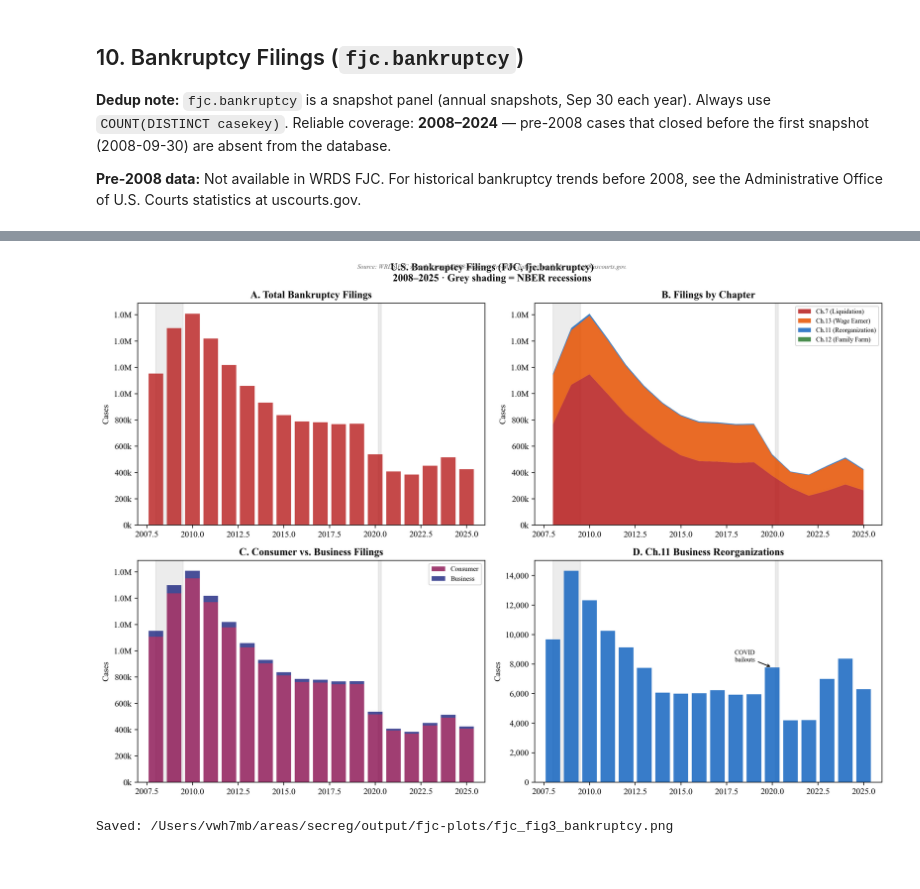
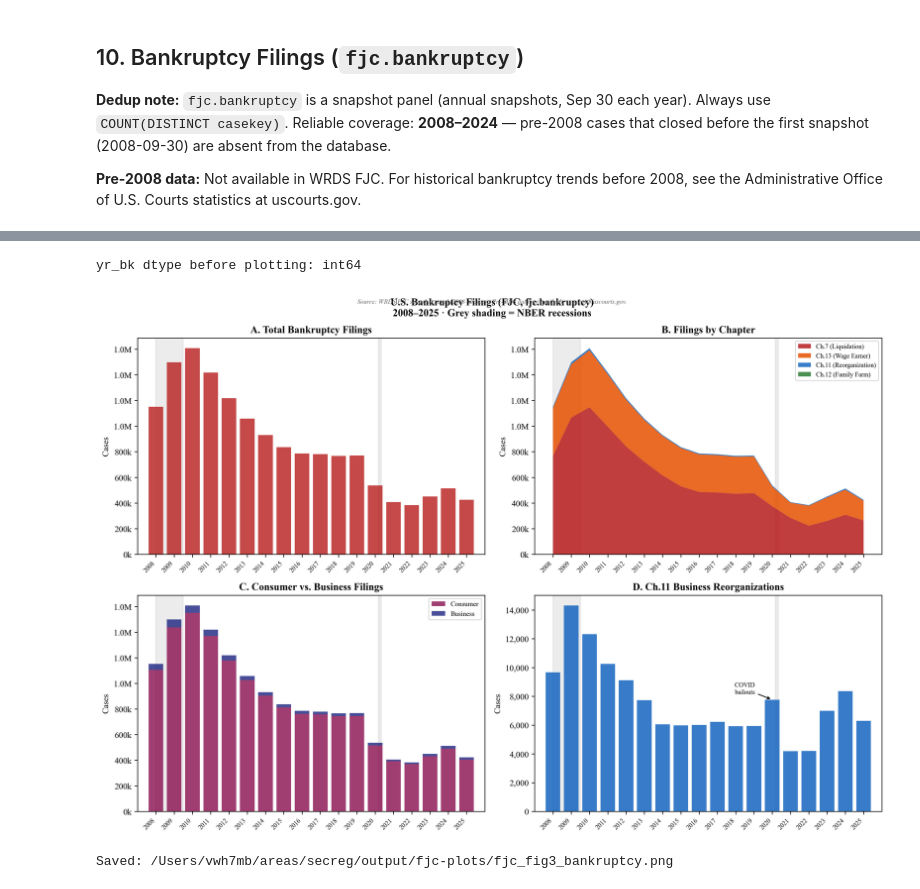
Before and after one commit to edwinhu/claude-plugins, a Jupyter notebook: skills/wrds/examples/fjc_eda.ipynb, the cells around one changed output, grey strips where cells are left out. Saved outputs shown, nothing was run; the diff lists cells and outputs as text; code cells hidden in the pictures.

```diff
--- a/skills/wrds/examples/fjc_eda.ipynb
+++ b/skills/wrds/examples/fjc_eda.ipynb
@@ -527,7 +527,10 @@ with warnings.catch_warnings():
         ORDER BY yr, chapter
     """, conn_bk)
 conn_bk.close()
+
+# psycopg2 returns EXTRACT(YEAR)::int as float64 — cast explicitly
 df_bk['yr'] = df_bk['yr'].astype(int)
+print(f'yr dtype: {df_bk["yr"].dtype}')  # must be int64
 
 # Chapter labels
 CH_MAP = {'7': 'Ch.7 (Liquidation)', '11': 'Ch.11 (Reorganization)',
@@ -537,11 +540,17 @@ ND_MAP = {'b': 'Business', 'c': 'Consumer', 'o': 'Other'}
 df_bk['ch_label'] = df_bk['chapter'].map(CH_MAP).fillna('Other')
 df_bk['nd_label'] = df_bk['nature_debt'].map(ND_MAP).fillna('Unknown/None')
 
-bk_total  = df_bk.groupby('yr')['n_cases'].sum()
-bk_by_ch  = df_bk.groupby(['yr', 'ch_label'])['n_cases'].sum().unstack(fill_value=0)
-bk_by_nd  = df_bk.groupby(['yr', 'nd_label'])['n_cases'].sum().unstack(fill_value=0)
+bk_total = df_bk.groupby('yr')['n_cases'].sum()
+bk_by_ch = df_bk.groupby(['yr', 'ch_label'])['n_cases'].sum().unstack(fill_value=0)
+bk_by_nd = df_bk.groupby(['yr', 'nd_label'])['n_cases'].sum().unstack(fill_value=0)
 
-print("Annual bankruptcy filings (DISTINCT casekey, 2008–2024):")
+# Cast groupby index to int (groupby can reintroduce float index)
+bk_total.index  = bk_total.index.astype(int)
+bk_by_ch.index  = bk_by_ch.index.astype(int)
+bk_by_nd.index  = bk_by_nd.index.astype(int)
+print(f'bk_total index dtype: {bk_total.index.dtype}')  # must be int64
+
+print("Annual bankruptcy filings (DISTINCT casekey):")
 display(bk_by_ch.assign(Total=bk_total))
 print()
 print("Business vs. Consumer:")
@@ -587,14 +598,21 @@ Business vs. Consumer:
 | 2025 | 17720 | 405663 | 916 | 116 | 424415 |
 # %%
 fig, axes = plt.subplots(2, 2, figsize=(13, 9))
-fig.suptitle(f'U.S. Bankruptcy Filings (FJC, fjc.bankruptcy)\n{bk_total.index.min()}–{bk_total.index.max()} · Grey shading = NBER recessions',
+fig.suptitle(f'U.S. Bankruptcy Filings (FJC, fjc.bankruptcy)\n{bk_total.index.min()}\u2013{bk_total.index.max()} · Grey shading = NBER recessions',
              fontsize=12, fontweight='bold')
-fig.text(0.5, 0.97, 'Source: WRDS FJC snapshot panel (2008–present). Pre-2008 data not available — see AO/uscourts.gov.',
+fig.text(0.5, 0.97, 'Source: WRDS FJC snapshot panel (2008\u2013present). Pre-2008 data not available \u2014 see AO/uscourts.gov.',
          ha='center', fontsize=7.5, color='#666666', style='italic')
 
-yr_bk = bk_total.index.values
+yr_bk = bk_total.index.values  # int64 array
+print(f'yr_bk dtype before plotting: {yr_bk.dtype}')  # must be int64
 
-# A: Total filings with recession shading
+def _fix_xticks(ax, years):
+    """Force integer year ticks on a continuous x-axis."""
+    ax.xaxis.set_major_locator(mticker.MaxNLocator(integer=True))
+    ax.set_xticks(years)
+    ax.set_xticklabels([str(y) for y in years], rotation=45, ha='right', fontsize=7.5)
+
+# A: Total filings
 ax = axes[0, 0]
 ax.bar(yr_bk, bk_total.values, color='#B71C1C', alpha=0.8, width=0.8)
 add_recession_shading(ax)
@@ -602,6 +620,7 @@ ax.set_title('A. Total Bankruptcy Filings', fontweight='bold')
 ax.set_ylabel('Cases')
 ax.yaxis.set_major_formatter(mticker.FuncFormatter(lambda x, p: f'{int(x/1e6):.1f}M' if x >= 1e6 else f'{int(x/1e3):.0f}k'))
 ax.set_xlim(yr_bk.min() - 1, yr_bk.max() + 1)
+_fix_xticks(ax, yr_bk)
 
 # B: By chapter (stacked)
 ax = axes[0, 1]
@@ -617,6 +636,7 @@ ax.set_ylabel('Cases')
 ax.legend(fontsize=7.5, loc='upper right')
 ax.yaxis.set_major_formatter(mticker.FuncFormatter(lambda x, p: f'{int(x/1e6):.1f}M' if x >= 1e6 else f'{int(x/1e3):.0f}k'))
 ax.set_xlim(yr_bk.min() - 1, yr_bk.max() + 1)
+_fix_xticks(ax, yr_bk)
 
 # C: Business vs Consumer
 ax = axes[1, 0]
@@ -626,33 +646,37 @@ if 'Business' in bk_by_nd.columns:
     ax.bar(yr_bk, bk_by_nd.get('Business', 0),
            bottom=bk_by_nd.get('Consumer', pd.Series(0, index=bk_by_nd.index)),
            color='#1A237E', alpha=0.8, width=0.8, label='Business')
 add_recession_shading(ax)
 ax.set_title('C. Consumer vs. Business Filings', fontweight='bold')
 ax.set_ylabel('Cases')
 ax.legend(fontsize=8)
 ax.yaxis.set_major_formatter(mticker.FuncFormatter(lambda x, p: f'{int(x/1e6):.1f}M' if x >= 1e6 else f'{int(x/1e3):.0f}k'))
 ax.set_xlim(yr_bk.min() - 1, yr_bk.max() + 1)
+_fix_xticks(ax, yr_bk)
 
-# D: Ch.11 business reorganizations (law student focus)
+# D: Ch.11 business reorganizations
 ax = axes[1, 1]
 ch11_biz = df_bk[(df_bk['chapter'] == '11') & (df_bk['nature_debt'] == 'b')].groupby('yr')['n_cases'].sum()
+ch11_biz.index = ch11_biz.index.astype(int)
 ax.bar(ch11_biz.index, ch11_biz.values, color='#1565C0', alpha=0.85, width=0.8)
 add_recession_shading(ax)
 ax.set_title('D. Ch.11 Business Reorganizations', fontweight='bold')
 ax.set_ylabel('Cases')
 ax.yaxis.set_major_formatter(mticker.FuncFormatter(lambda x, p: f'{int(x):,}'))
 ax.set_xlim(yr_bk.min() - 1, yr_bk.max() + 1)
+_fix_xticks(ax, ch11_biz.index.values)
 # Annotate COVID bump
 ax.annotate('COVID\nbailouts', xy=(2020, ch11_biz.get(2020, 0)),
             xytext=(2018.5, ch11_biz.get(2020, 0) * 1.05),
             arrowprops=dict(arrowstyle='->', color='black'), fontsize=7.5, ha='center')
 
 plt.tight_layout()
 out_path = os.path.expanduser('~/areas/secreg/output/fjc-plots/fjc_fig3_bankruptcy.png')
 os.makedirs(os.path.dirname(out_path), exist_ok=True)
 plt.savefig(out_path, dpi=300, bbox_inches='tight', facecolor='white')
 plt.show()
 print(f"Saved: {out_path}")
 # %% [output]
+yr_bk dtype before plotting: int64
-[figure, old version]
+[figure, new version]
-Saved: /Users/vwh7mb/areas/secreg/output/fjc-plots/fjc_fig3_bankruptcy.png
+Saved: /Users/vwh7mb/areas/secreg/output/fjc-plots/fjc_fig3_bankruptcy.png
```
Also changed, not shown: parts of 1 cell of this notebook.
